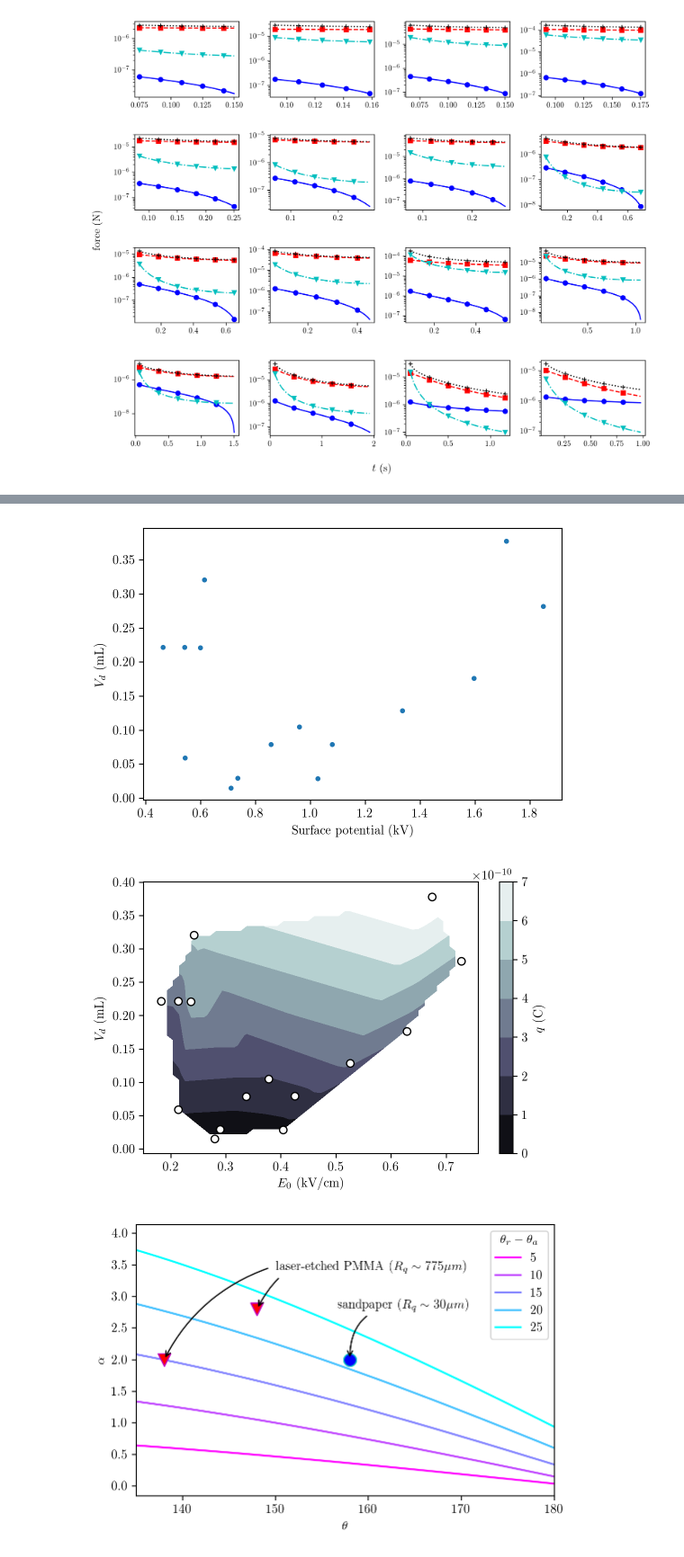
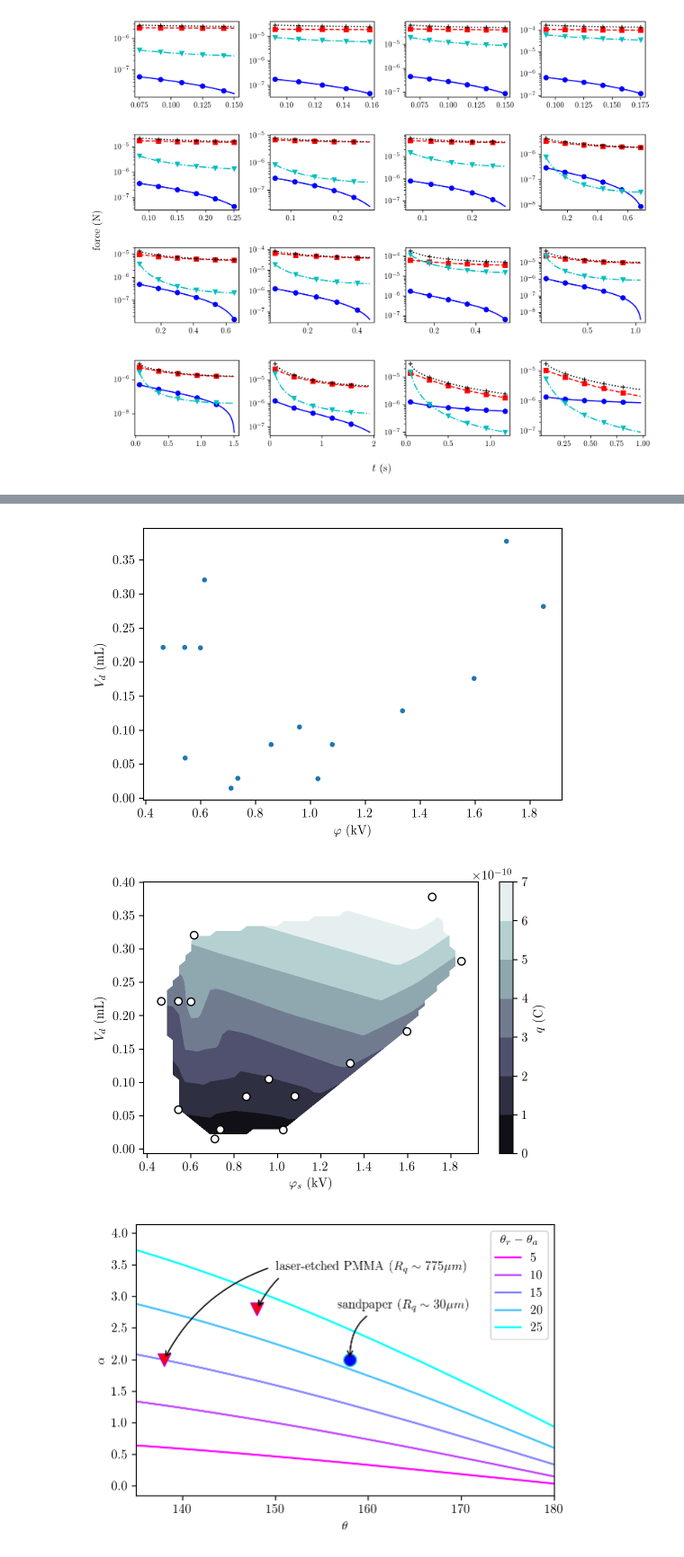
Before and after one commit to 7deeptide/Droplet_electro-bounce, a Jupyter notebook: src/parameter_estimation.ipynb, the cells around one changed output, grey strips where cells are left out. Shown at 90% size. Cells and saved outputs as stored; diff of their text form; code cells hidden in the pictures.

```diff
--- a/src/parameter_estimation.ipynb
+++ b/src/parameter_estimation.ipynb
@@ -1103,8 +1134,4 @@ outliers = {#'drop07294':alldrops.pop('drop07294'),
 # %%
-import pandas
-from statsmodels.formula.api import ols
-from pandas import plotting
-
 def param_est(alldrops):
     #surfaceV, volume, q, dy0
     Ef0 = []
@@ -1120,20 +1147,10 @@ def param_est(alldrops):
         sigma = charge_density(alldrops[drop].result.x[0], alldrops[drop].layers)
         zf = np.linspace(1E-6, yStop, 10000)
         R_0 = radius(volume = alldrops[drop].result.x[1])
-        Ef0.append(np.interp(R_0, zf, electric_field(yStop, sigma)[0]))
+        Ef0.append(np.interp(radius(volume=alldrops[drop].result.x[1]), zf, electric_field(yStop, sigma)[0]))
         alldrops[drop].Ef0 = Ef0[-1]
         surfaceVs.append(alldrops[drop].result.x[0])
         u0s.append(alldrops[drop].result.x[3])
-    return vols, qs, u0s, surfaceVs, Ef0
-
-def scatter_matrix(x):
-    x = vols, qs, u0s, surfaceVs
-    data = pandas.DataFrame({'surfaceV':surfaceVs, 'volume':vols, 'charge':qs, 'u0': u0s})
-    plotting.scatter_matrix(data);
-    model = ols('charge ~  volume * surfaceV', data).fit()
-    print(model.summary())
+    return np.array(vols), np.array(qs), np.array(u0s), np.array(surfaceVs), np.array(Ef0)
 
 vols, qs, u0s, surfaceVs, Ef0 = param_est(alldrops)
-variables = (vols, qs, u0s, surfaceVs)
-scatter_matrix(variables)
-plt.show()
@@ -1159,11 +1157,10 @@ strong multicollinearity or other numerical problems.
 # %%
-def drop_planning_plots(surfaceVs, vols, qs, **kwargs):
-
-    x = np.array(surfaceVs)/1000/2.54
-    y = vols
+def drop_planning_plots(surfaceVs, vol, qs, **kwargs):
+    x = np.array(surfaceVs)/1000
+    y = vol
     z = qs
-    plt.plot(x*2.54,y,'.')
-    plt.xlabel('Surface potential (kV)')
+    plt.plot(x,y,'.')
+    plt.xlabel(r'$\varphi$ (kV)')
     plt.ylabel('$V_d$ (mL)')
     plt.show()
 
@@ -1178,37 +1175,37 @@ def drop_planning_plots(surfaceVs, vols, qs, **kwargs):
 
     #norm = Normalize(vmin=np.min(Z), vmax=np.max(Z))
     #surf = ax.plot_surface(X,Y,Z, linewidth=1,
     #                       antialiased=True, cstride=2,
     #                       rstride=2, edgecolor='k',
     #                       cmap=cm.jet, alpha=0.3, norm=norm)
     #fig.colorbar(surf, label=r'$q$ (C)')
     #ax.view_init(90, 35-90)
     CS = plt.contourf(X,Y,Z,cmap=plt.cm.bone)
-    plt.scatter(x, vols, color='k', facecolors='white', edgecolors='k')
+    plt.scatter(x, y, color='k', facecolors='white', edgecolors='k')
     #CS2 = plt.contour(CS, levels=CS.levels[::2], colors='white')
     #fmt = matplotlib.ticker.LogFormatterMathtext()
     #fmt.create_dummy_axis()
     #manual_locations = [(-1, -1.4), (-0.62, -0.7), (-2, 0.5)]
     #plt.clabel(CS2, inline=1, colors='w', fontsize=10, fmt=fmt, manual=manual_locations)
     cbar = plt.colorbar(CS)
     cbar.ax.set_ylabel('$q$ (C)')
     #cbar.add_lines(CS2)
-    plt.xlabel(r'$E_0$ (kV/cm)')
+    plt.xlabel(r'$\varphi_s$ (kV)')
     plt.ylabel(r'$V_d$ (mL)')
     #ax.set_xlabel(r'$E_0$ (kV/cm)')
     #ax.set_ylabel(r'Volume (mL)')
     #ax.set_zticks([])
     #ax.set_zlabel(r'$q$ (C)')
     if 'savefig' in kwargs.keys() and kwargs['savefig']==True:
         name = 'charge'
         savefig(name, pics)
     plt.show()
 
 drop_planning_plots(surfaceVs, vols, qs, savefig=True)
 #print(qs)
 # %% [output]
-[figure, old version]
+[figure, new version]
-[figure, old version]
+[figure, new version]
 # %%
 #from sympy import *
 #init_printing()
```
Also changed, not shown: parts of 17 cells of this notebook, 38 other files.
